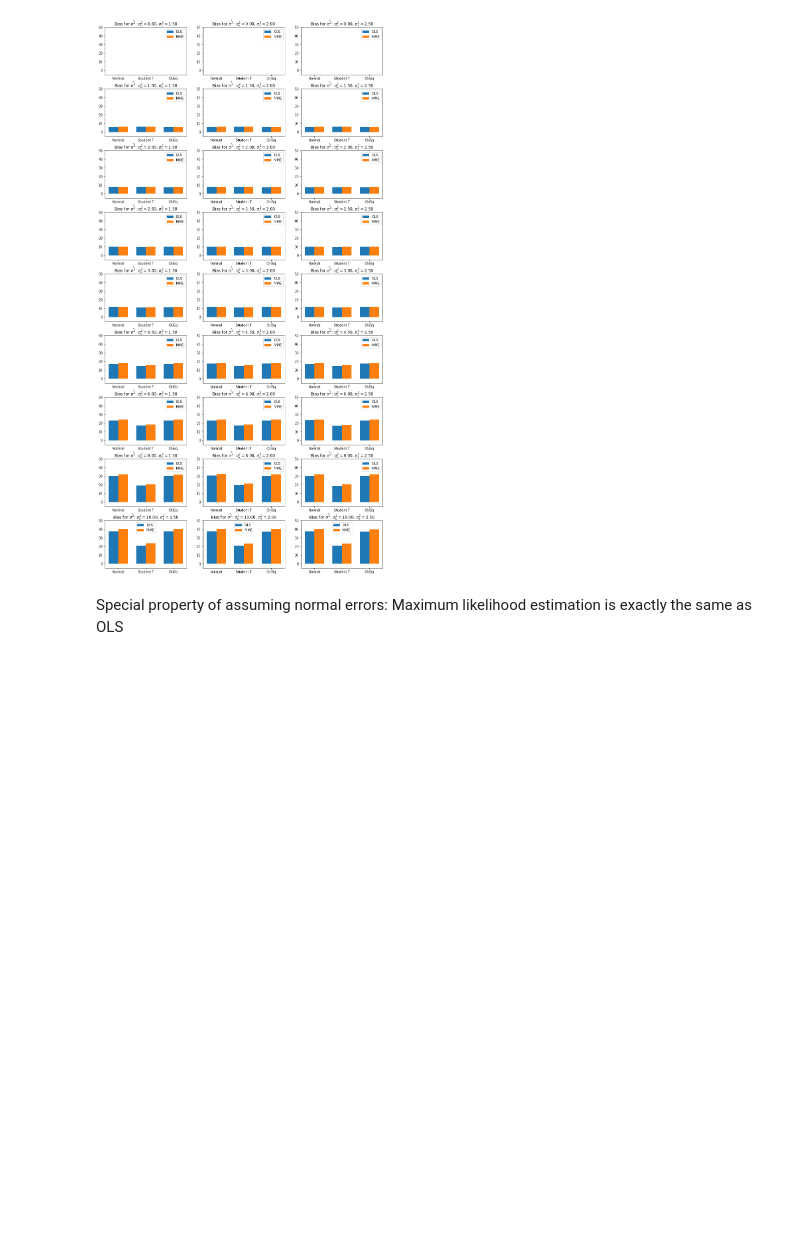
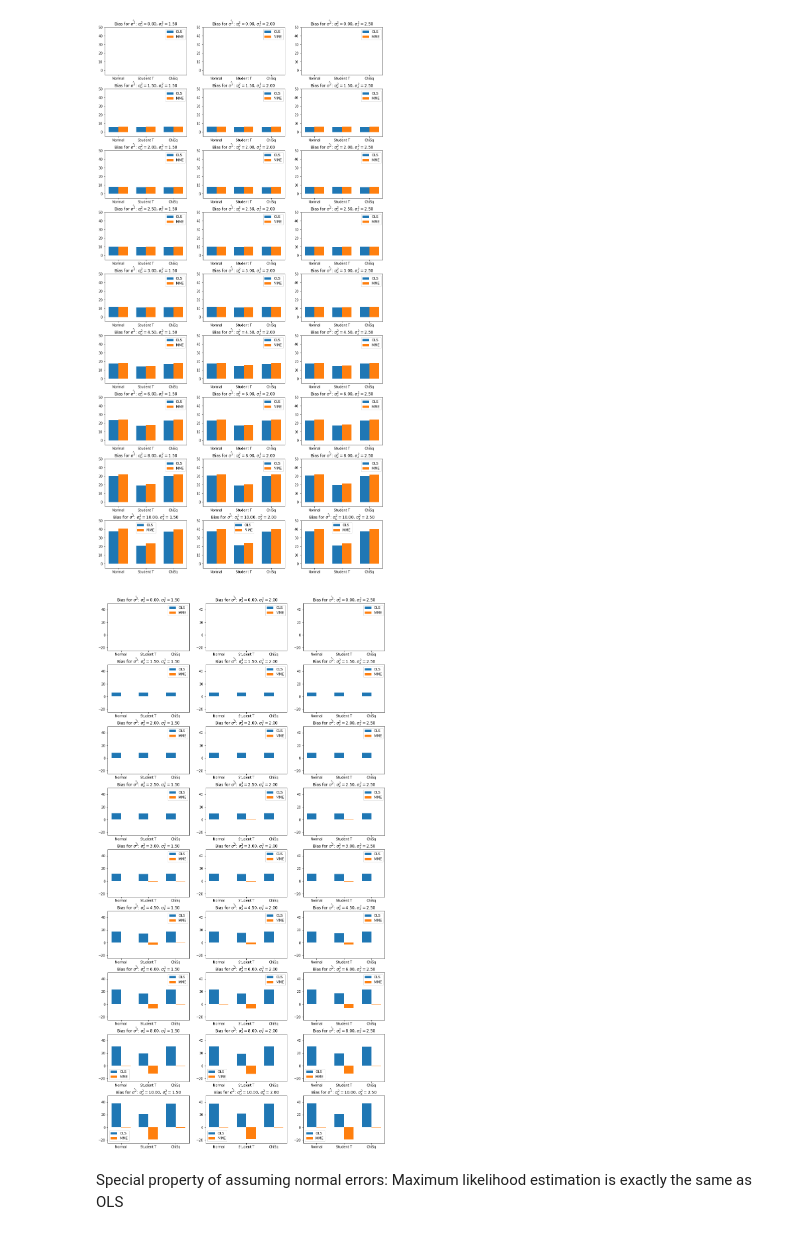
Before and after one commit to jevrii/fyp, a Jupyter notebook: part3.ipynb, the cells around one changed output. Drawn from its saved outputs; the diff is of its cells as text; code cells hidden in the pictures; blank space fills up the shorter version.

```diff
--- a/part3.ipynb
+++ b/part3.ipynb
@@ -193,5 +201,9 @@ show_plot("Bias for $\\hat{\\beta}$", [beta_dict_normal, beta_dict_t, beta_dict_
 show_plot("Bias for $\\hat{\\sigma^2}$", [sigma_dict_normal, sigma_dict_t, sigma_dict_chi], ['Normal', 'Student T', 'ChiSq'], 'bias_ols', 'bias_ols_corr', -5, 50.0)
 # %% [output]
 [figure]
+# %%
+show_plot("Bias for $\\hat{\\sigma^2}$", [sigma_dict_normal, sigma_dict_t, sigma_dict_chi], ['Normal', 'Student T', 'ChiSq'], 'bias_ols', 'bias_ols_corr_v2', -25, 50.0)
+# %% [output]
+[figure, added]
 # %% [markdown]
 Special property of assuming normal errors: Maximum likelihood estimation is exactly the same as OLS
```
Also changed, not shown: parts of 6 cells of this notebook.
